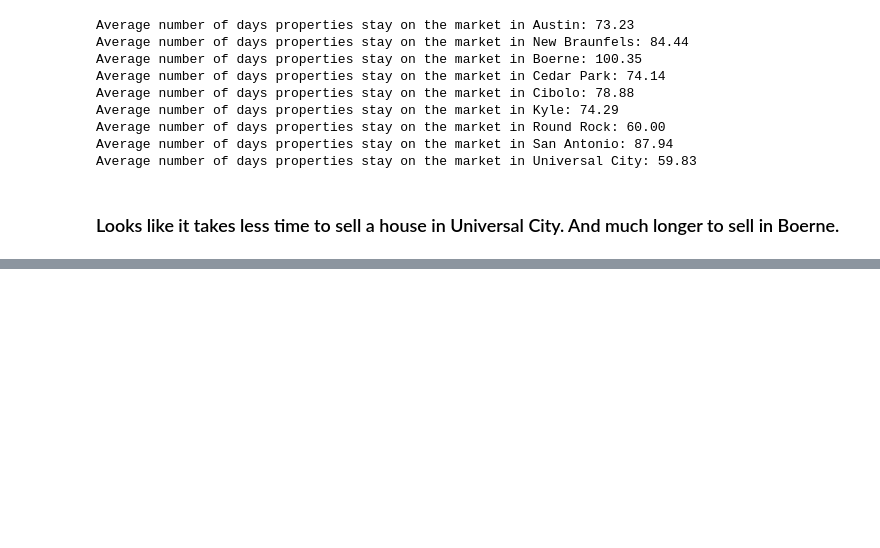
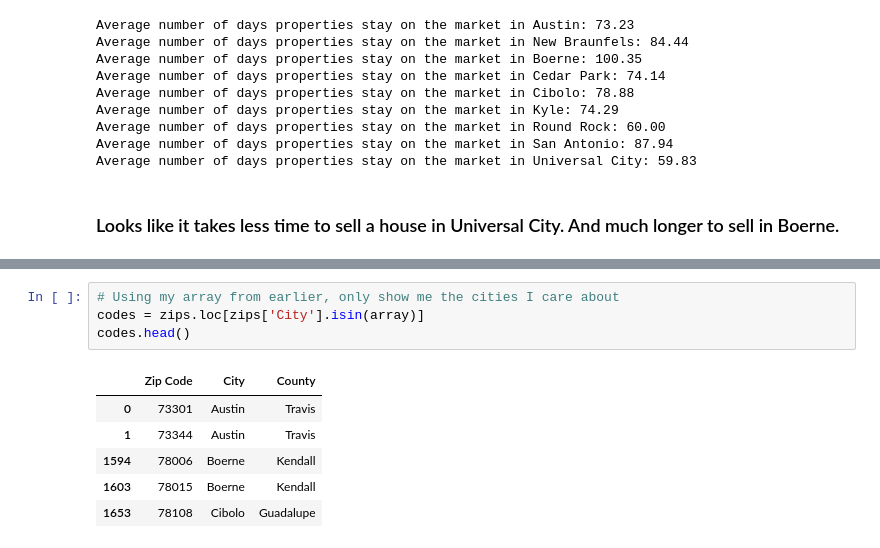
Before and after one commit to kkh1178/zillow, a Jupyter notebook: zillowproperties.ipynb, the cells around one changed output, grey strips where cells are left out. Cells and saved outputs as stored; diff of their text form; blank space fills up the shorter version.

```diff
--- a/zillowproperties.ipynb
+++ b/zillowproperties.ipynb
@@ -203,0 +233,11 @@ Average number of days properties stay on the market in Universal City: 59.83
+# %%
+# Using my array from earlier, only show me the cities I care about
+codes = zips.loc[zips['City'].isin(array)]
+codes.head()
+# %% [output]
+|  | Zip Code | City | County |
+| 0 | 73301 | Austin | Travis |
+| 1 | 73344 | Austin | Travis |
+| 1594 | 78006 | Boerne | Kendall |
+| 1603 | 78015 | Boerne | Kendall |
+| 1653 | 78108 | Cibolo | Guadalupe |
```
Also changed, not shown: parts of 5 cells of this notebook, 1 other file.
